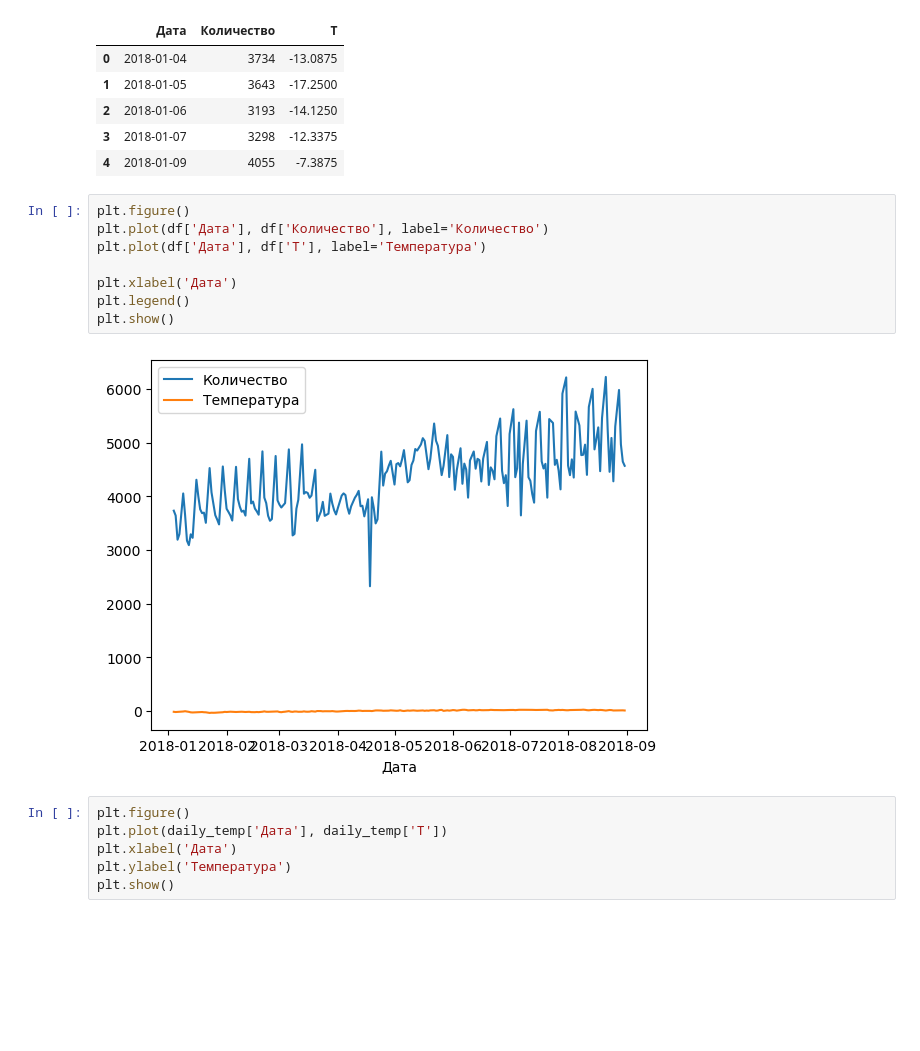
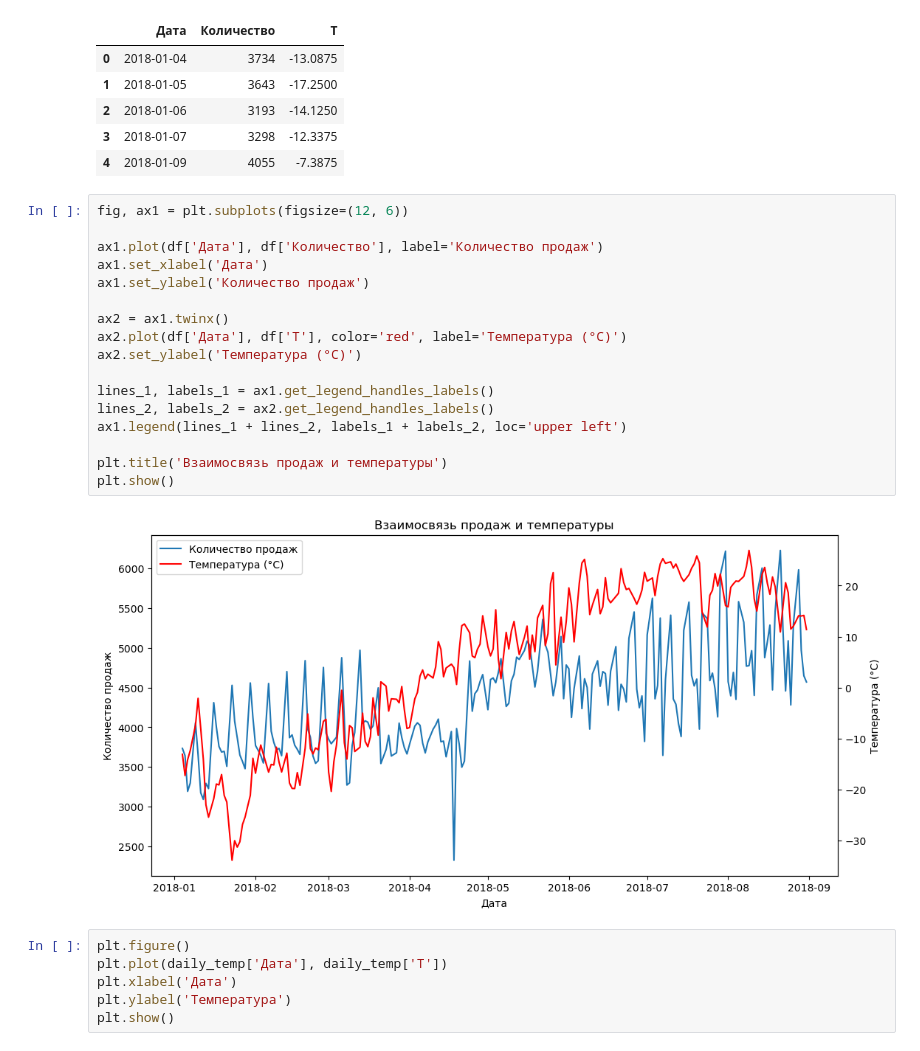
Before and after one commit to barrni/Python_final, a Jupyter notebook: Блок 3.ipynb, the cells around one changed output. Cells and saved outputs as stored; diff of their text form; blank space fills up the shorter version.

```diff
--- a/Блок 3.ipynb
+++ b/Блок 3.ipynb
@@ -160,15 +160,24 @@ df.head()
 | 3 | 2018-01-07 | 3298 | -12.3375 |
 | 4 | 2018-01-09 | 4055 | -7.3875 |
 # %%
-plt.figure()
-plt.plot(df['Дата'], df['Количество'], label='Количество')
-plt.plot(df['Дата'], df['T'], label='Температура')
+fig, ax1 = plt.subplots(figsize=(12, 6))
 
-plt.xlabel('Дата')
-plt.legend()
+ax1.plot(df['Дата'], df['Количество'], label='Количество продаж')
+ax1.set_xlabel('Дата')
+ax1.set_ylabel('Количество продаж')
+
+ax2 = ax1.twinx()
+ax2.plot(df['Дата'], df['T'], color='red', label='Температура (°C)')
+ax2.set_ylabel('Температура (°C)')
+
+lines_1, labels_1 = ax1.get_legend_handles_labels()
+lines_2, labels_2 = ax2.get_legend_handles_labels()
+ax1.legend(lines_1 + lines_2, labels_1 + labels_2, loc='upper left')
+
+plt.title('Взаимосвязь продаж и температуры')
 plt.show()
 # %% [output]
-[figure, old version]
+[figure, new version]
 # %%
 plt.figure()
 plt.plot(daily_temp['Дата'], daily_temp['T'])
```
